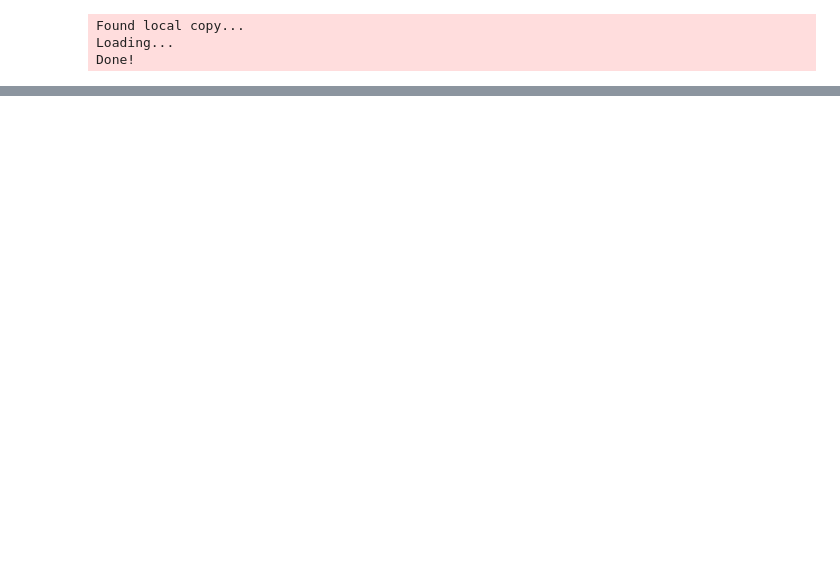
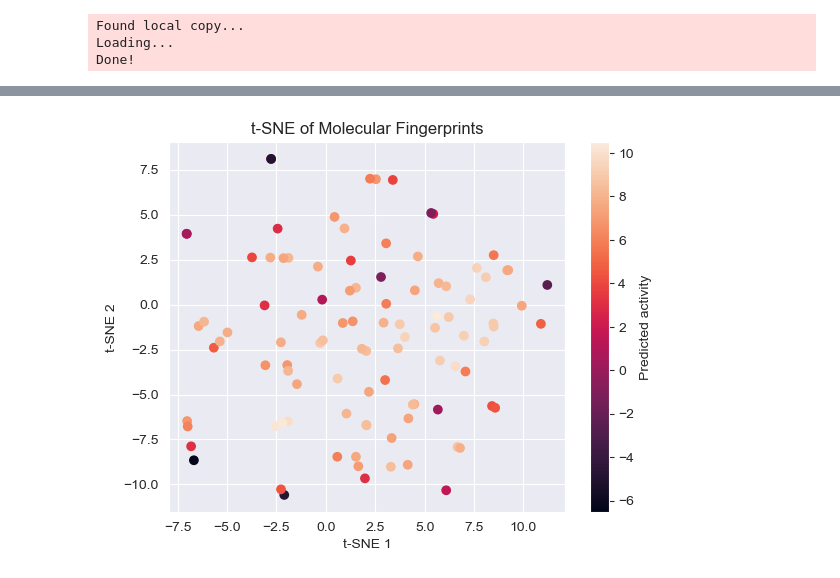
Before and after one commit to JoeHeeley2/AI-for-drug-discovery-labs, a Jupyter notebook: Machine Learning for Chemistry/machine-learning-for-chemistry.ipynb, the cells around one changed output, grey strips where cells are left out. Cells and saved outputs as stored; diff of their text form; code cells hidden in the pictures; blank space fills up the shorter version.

```diff
--- a/Machine Learning for Chemistry/machine-learning-for-chemistry.ipynb
+++ b/Machine Learning for Chemistry/machine-learning-for-chemistry.ipynb
@@ -95,0 +241,39 @@ Done!
+# %%
+from sklearn.manifold import TSNE
+
+def plot_tsne(df):
+    """
+    Performs t-SNE dimensionality reduction, plots samples and colours by predicted activity
+    :param df: pd.DataFrame wih columns "SMILES" and "predicted_activity"
+    :return: None
+    """
+    fps = np.array(get_fingerprints(df["smiles"]))
+
+    tsne = TSNE(
+        n_components=2, # reduce to 2 dimensions
+        random_state=42
+    )
+
+    embedded_fps = tsne.fit_transform(fps)
+
+    scatter = plt.scatter(
+        embedded_fps[:, 0],
+        embedded_fps[:, 1],
+        c=df["activity"],
+    )
+
+    plt.colorbar(scatter, label="Predicted activity")
+
+    plt.xlabel("t-SNE 1")
+    plt.ylabel("t-SNE 2")
+    plt.title("t-SNE of Molecular Fingerprints")
+
+
+
+df = pd.read_csv("activity_data.csv")
+
+df = df[:100]
+
+plot_tsne(df)
+# %% [output]
+[figure, added]
```
Also changed, not shown: parts of 7 cells of this notebook, 2 other files.
